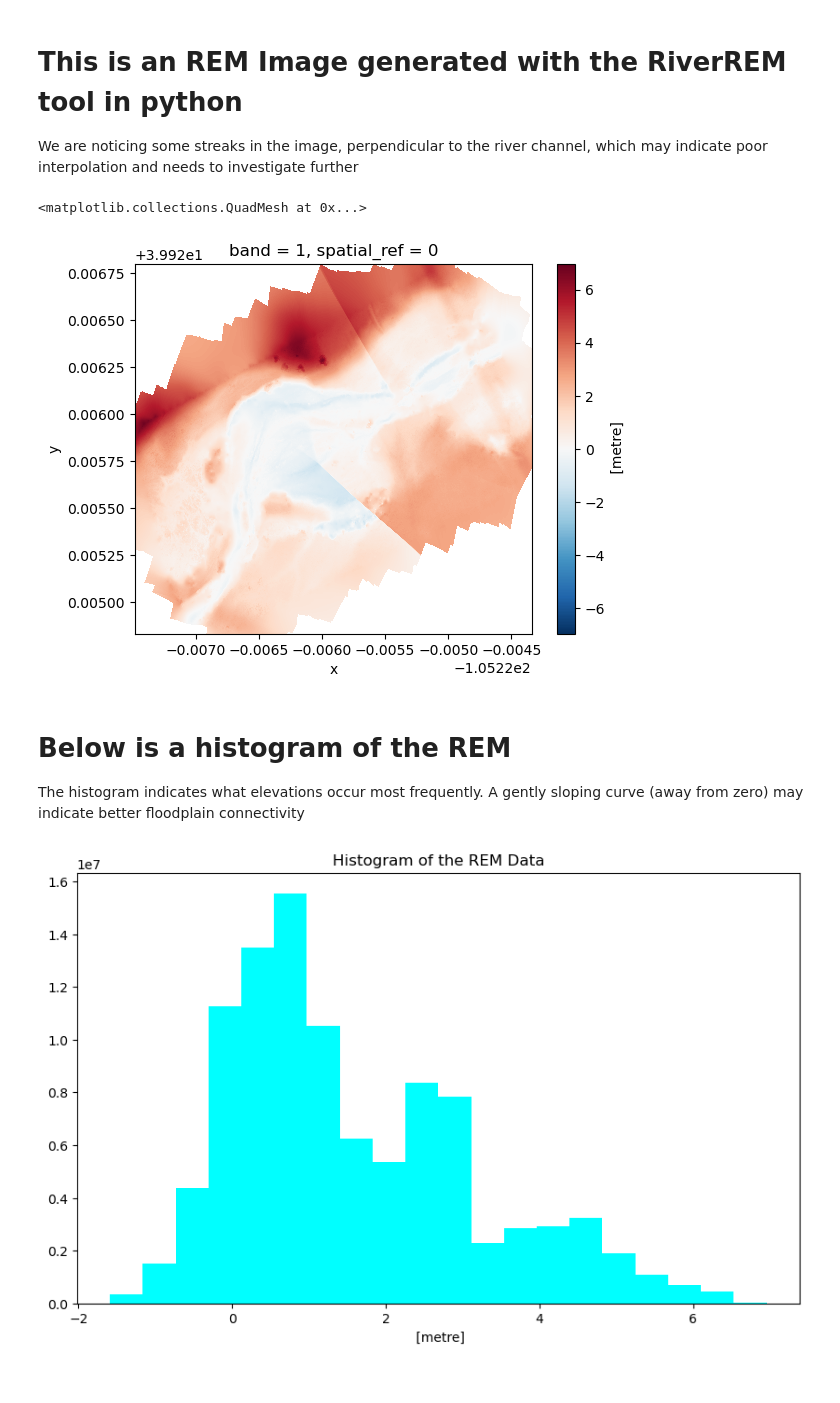
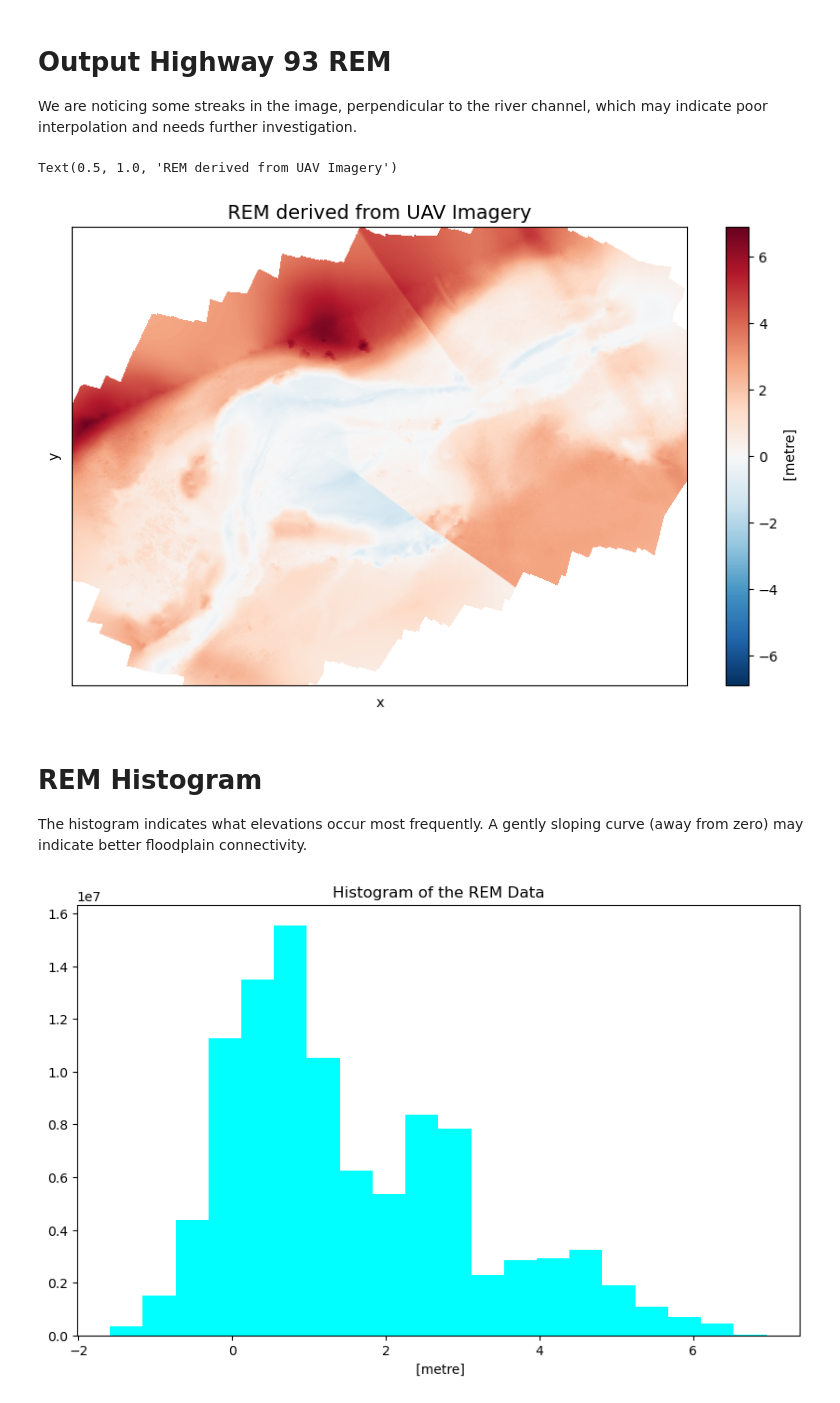
Before and after one commit to lechipman/example-project-repository, a Jupyter notebook: watershed_project.ipynb, the cells around one changed output. Cells and saved outputs as stored; diff of their text form; code cells hidden in the pictures.

```diff
--- a/watershed_project.ipynb
+++ b/watershed_project.ipynb
@@ -139,17 +180,33 @@ Saved uav_hwy93/DTM_Highway93_hillshade-color.png.
 # %% [markdown]
-# This is an REM Image generated with the RiverREM tool in python
-We are noticing some streaks in the image, perpendicular to the river channel, which may indicate poor interpolation and needs to investigate further
+# Output Highway 93 REM
+We are noticing some streaks in the image, perpendicular to the river channel, which may indicate poor interpolation and needs further investigation.
 # %%
-# Path to the REM you just generated
+# Open and plot the REM you just generated
 rem_path = os.path.join(dtm_dir, 'DTM_Highway93_REM.tif')
+rem = rxr.open_rasterio(rem_path, masked=True)
 
-rem = rxr.open_rasterio(rem_path, masked=True).squeeze()
+fig, ax = plt.subplots(1, 1, figsize=(10, 6))
 
-rem.plot()
+# Hide x and y axes labels and ticks
+ax.xaxis.set_tick_params(labelbottom=False)
+ax.yaxis.set_tick_params(labelleft=False)
+ax.set_xticks([])
+ax.set_yticks([])
+
+# Plot REM
+rem.coarsen(
+    x=3,
+    boundary='trim').mean().coarsen(
+        y=3,
+        boundary='trim').mean().plot(
+            ax=ax)
+
+# Add title
+ax.set_title('REM derived from UAV Imagery', fontsize=14)
 # %% [output]
-<matplotlib.collections.QuadMesh at 0x...>
+Text(0.5, 1.0, 'REM derived from UAV Imagery')
-[figure, old version]
+[figure, new version]
 # %% [markdown]
-# Below is a histogram of the REM
-The histogram indicates what elevations occur most frequently. A gently sloping curve (away from zero) may indicate better floodplain connectivity
+# REM Histogram
+The histogram indicates what elevations occur most frequently. A gently sloping curve (away from zero) may indicate better floodplain connectivity.
 # %%
```
Also changed, not shown: parts of 10 cells of this notebook, 4 other files.
